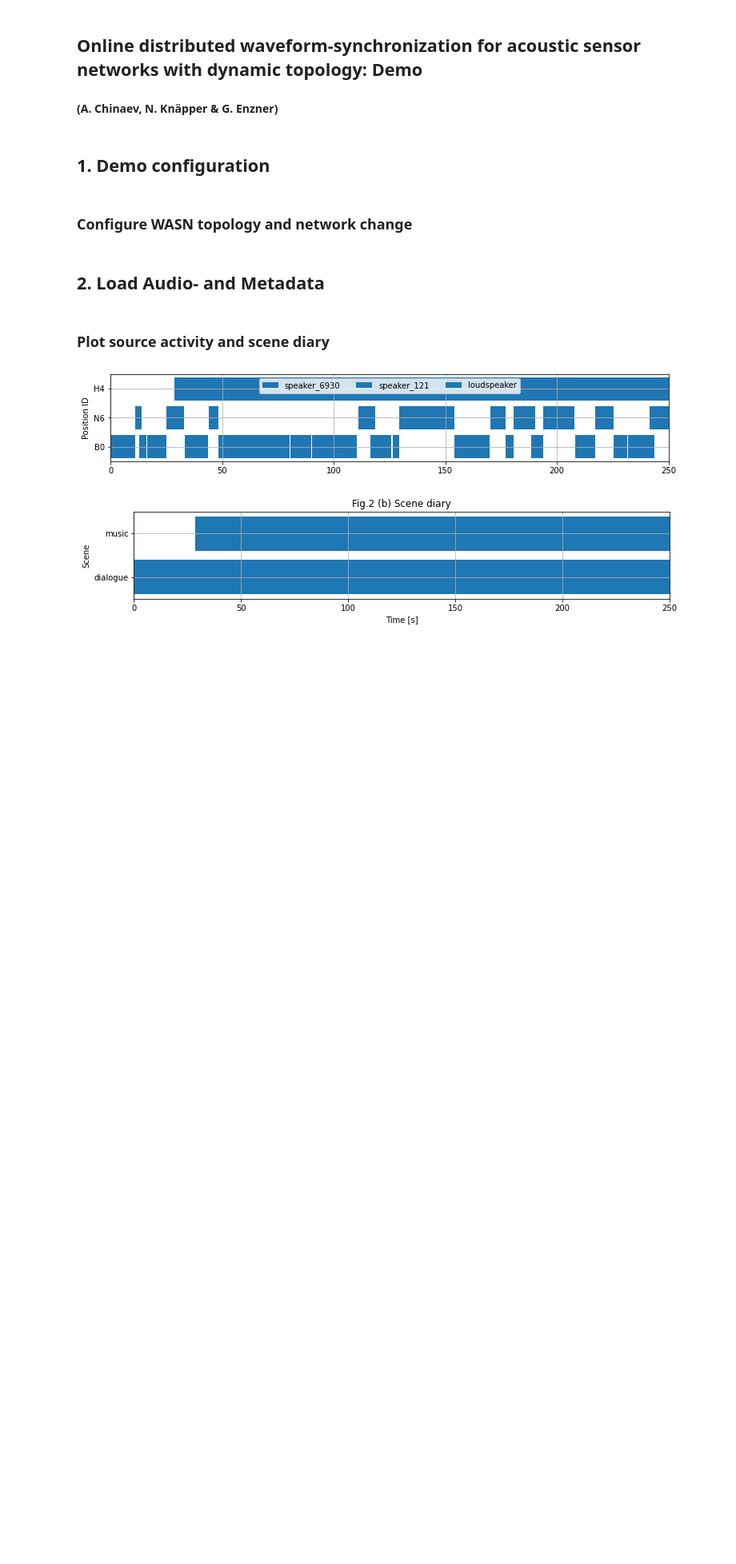
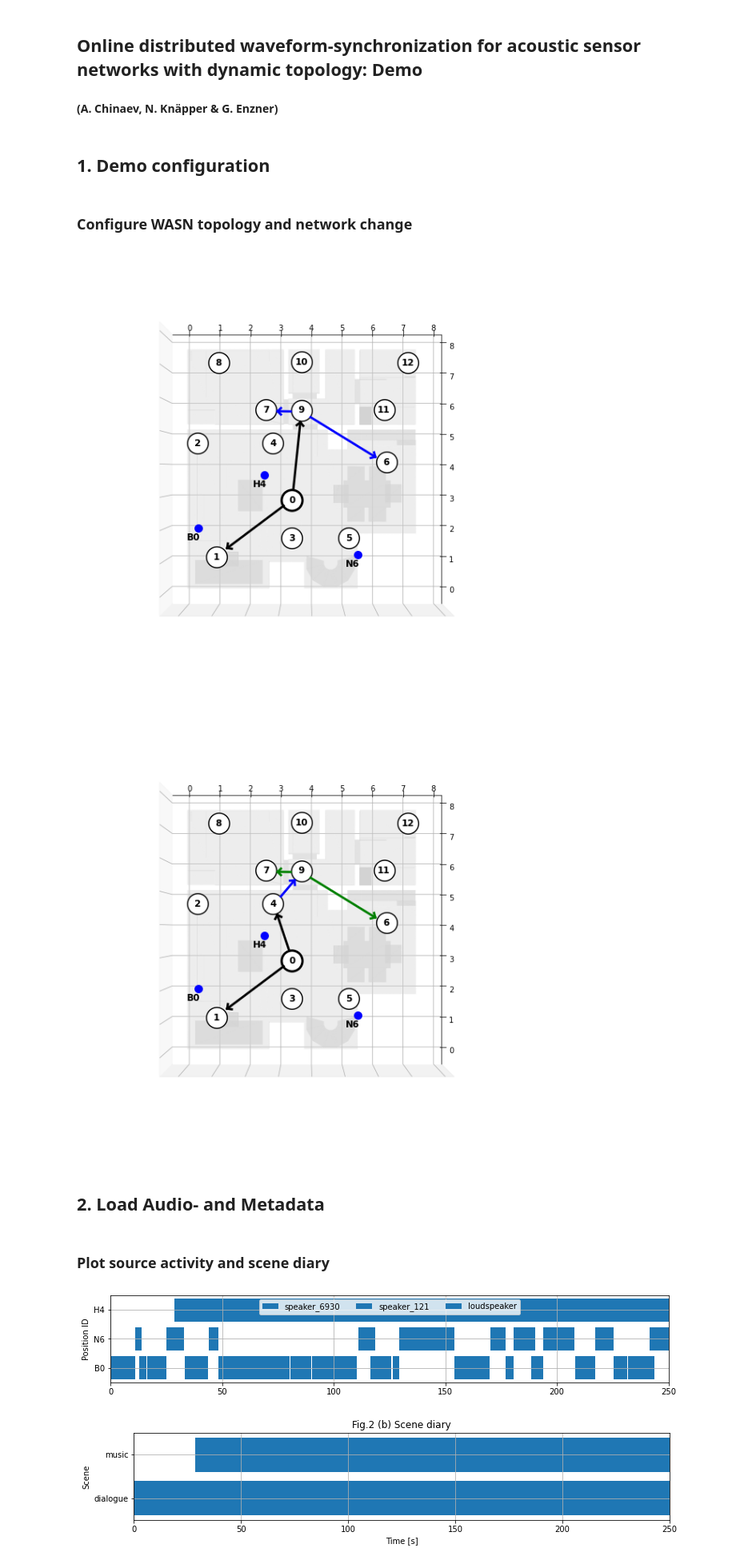
Before and after one commit to STHLabUOL/MWSforDynWASN, a Jupyter notebook: distributed_synchro_dynTop.ipynb, the cells around one changed output. Shown at 80% size. Saved outputs shown, nothing was run; the diff lists cells and outputs as text; code cells hidden in the pictures; blank space fills up the shorter version.

Commit message:
fixed topology plots

```diff
--- a/distributed_synchro_dynTop.ipynb
+++ b/distributed_synchro_dynTop.ipynb
@@ -35,34 +35,35 @@ node_coord = lambda nid: examples[ex_id]['nodes']["node_"+str(nid)]['position'][
 # %%
 # Choose participating nodes in initial WASN
 node_ids_start = [0, 1, 6, 7, 9]
 
 # Define time of network change
 Tc = 100
 
 # Obtain initial topology
 TopMng = TopologyManager({nid: node_coord(nid) for nid in node_ids_start})
 nodes_levels_before = TopMng.nodes_levels
 
 # Obtain modified topology by applying specific network change
 TopMng.add_nodes({4: node_coord(4)})
 #TopMng.set_node_links([[6, 9]], False)
 #TopMng.remove_nodes([0])
 nodes_levels_after = TopMng.nodes_levels
 
-
 # Determine selection masks...
 nodes_select = TopologyManager.get_unique_node_list(nodes_levels_before+nodes_levels_after)
 nodes_select_before = TopologyManager.get_unique_node_list(nodes_levels_before)
 nodes_select_after = TopologyManager.get_unique_node_list(nodes_levels_after)
 n_nodes = len(nodes_select)
 n_async_nodes = n_nodes-1
 select_before = [nodes_select.index(node_id) for node_id in nodes_select_before]
 select_after = [nodes_select.index(node_id) for node_id in nodes_select_after]
 
 # Plot topology before and after network change
-# why does this version of plot_positions_and_topology() require the position_handler, when it previously did not in the published asnsig demo?
-#plot_positions_and_topology(examples[ex_id], room_model, sig_len_sec, position_handler, nodes_levels_before)
-#plot_positions_and_topology(examples[ex_id], room_model, sig_len_sec, position_handler, nodes_levels_after)
+plot_positions_and_topology(examples[ex_id], room_model, sig_len_sec, nodes_levels_before)
+plot_positions_and_topology(examples[ex_id], room_model, sig_len_sec, nodes_levels_after)
+# %% [output]
+[figure, added]
+[figure, added]
 # %% [markdown]
 ## 2. Load Audio- and Metadata
 # %%
```
